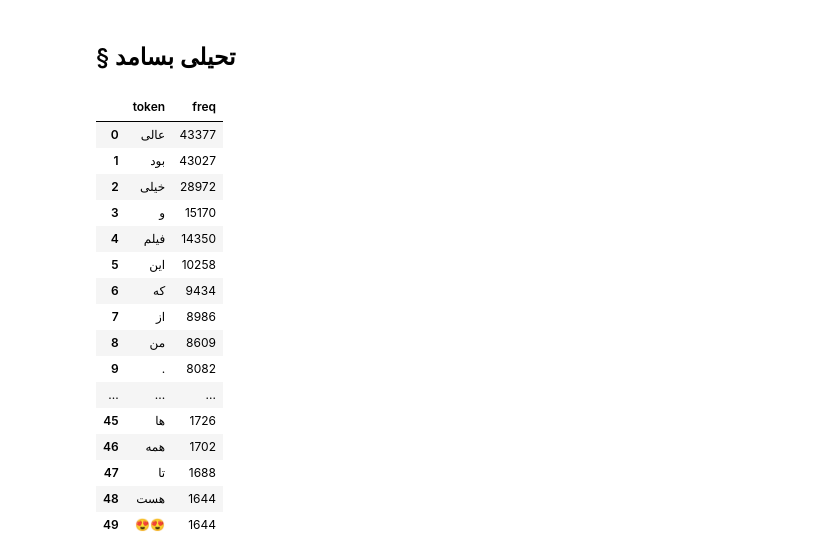
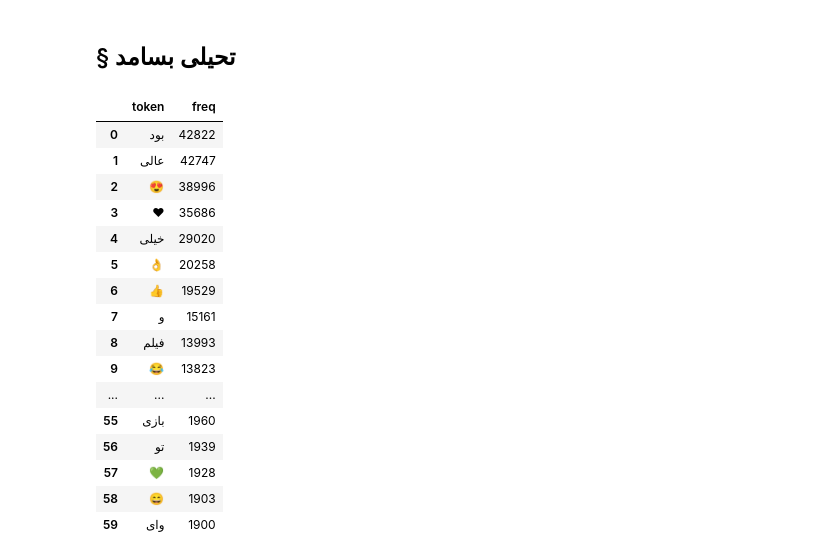
Before and after one commit to MMovasaghi/nlp, a Jupyter notebook: hw1/code/Untitled.ipynb, the cells around one changed output. Saved outputs shown, nothing was run; the diff lists cells and outputs as text; code cells hidden in the pictures.

```diff
--- a/hw1/code/Untitled.ipynb
+++ b/hw1/code/Untitled.ipynb
@@ -351,5 +431,5 @@ normalizer = MyNormalizer(persian_alphabet, emoji_alphabet)
 # %%
-test_set = ["واقعااااا", "عاااالییییی", "عالیهههه", 'خداروششششکر', 'دم سازندش گرم😊', 'وانیامم🥳🥳👏']
+test_set = ["واقعااااا", "عاااالییییی", "عالیهههه", 'خداروششششکر', 'دم سازندش گرم😊', 'وانیامم🥳🥳👏', 'فوق العاده']
 for i, t in enumerate(test_set):
     print(f'{i+1}\tBefore: {t}\t\tAfter: {normalizer.my_normalizer(t)}')
 # %% [output]
@@ -387,0 +462,3 @@ Comments number: 87378
+# %%
+for x in random.sample(comments, 30):
+    print(' '.join(x))
@@ -444,7 +539,26 @@ for x in random.sample(comments_sentences, 50):
 # %% [markdown]
 <h2 style='direction:rtl;font-family: "B Lotus";'>§ توکنیزیشن</h2>
+# %%
+def my_word_tokenize(sent):
+    res_token = []
+    n_gram = {'فوق‌العاده': ['فوق', 'العاده'],
+              'غم‌انگیز': ['غم', 'انگیز'],
+              'هیجان‌انگیز': ['هیجان', 'انگیز']}
+    tokens = hazm.word_tokenize(sent)
+    i = 0
+    while i < len(tokens)-1:
+        for aug in n_gram:
+            if tokens[i] == n_gram[aug][0] and tokens[i+1] == n_gram[aug][1]:
+                res_token.append(aug)
+                i += 2
+            else:
+                res_token.append(tokens[i])
+                i += 1
+            if i >= len(tokens)-1:
+                break
+    return res_token
 # %%
-comments_tokens = [[hazm.word_tokenize(sent) for sent in sents] for sents in tqdm(comments_sentences)]
+comments_tokens = [[my_word_tokenize(sent) for sent in sents] for sents in tqdm(comments_sentences)]
 # %%
 for x in random.sample(comments_tokens, 50):
     print(x)
@@ -471,35 +590,32 @@ for x in random.sample(comments_tokens, 50):
 # %%
 from nltk import FreqDist
 import itertools
 import pandas as pd
 
 tokens = list(itertools.chain(*itertools.chain(*comments_tokens)))
 
-dataframe = {}
-
-data = FreqDist(tokens).most_common(50)
-
+data = FreqDist(tokens).most_common(60)
 
 freq_analysis = pd.DataFrame(data, columns=['token', 'freq'])
 freq_analysis
 # %% [output]
 |  | token | freq |
-| 0 | عالی | 43377 |
-| 1 | بود | 43027 |
-| 2 | خیلی | 28972 |
-| 3 | و | 15170 |
-| 4 | فیلم | 14350 |
-| 5 | این | 10258 |
-| 6 | که | 9434 |
-| 7 | از | 8986 |
-| 8 | من | 8609 |
-| 9 | . | 8082 |
+| 0 | بود | 42822 |
+| 1 | عالی | 42747 |
+| 2 | 😍 | 38996 |
+| 3 | ❤ | 35686 |
+| 4 | خیلی | 29020 |
+| 5 | 👌 | 20258 |
+| 6 | 👍 | 19529 |
+| 7 | و | 15161 |
+| 8 | فیلم | 13993 |
+| 9 | 😂 | 13823 |
 | ... | ... | ... |
-| 45 | ها | 1726 |
-| 46 | همه | 1702 |
-| 47 | تا | 1688 |
-| 48 | هست | 1644 |
-| 49 | 😍😍 | 1644 |
+| 55 | بازی | 1960 |
+| 56 | تو | 1939 |
+| 57 | 💚 | 1928 |
+| 58 | 😄 | 1903 |
+| 59 | وای | 1900 |
 # %%
 print ('%-16s' % 'Number of words', '%-16s' % len(tokens))
 print ('%-16s' % 'Number of unique words', '%-16s' % len(set(tokens)))
```
Also changed, not shown: parts of 35 cells of this notebook, 4 other files.
